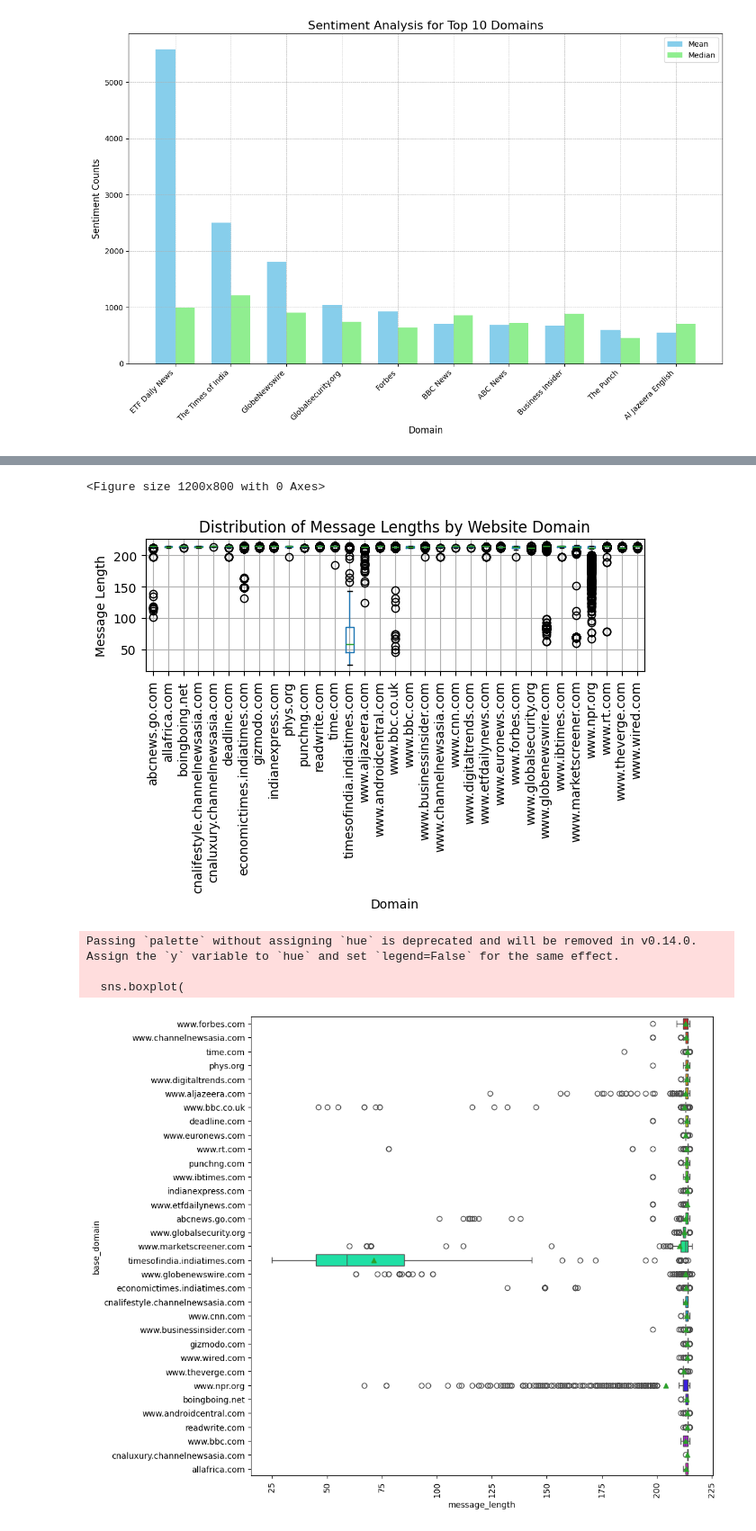
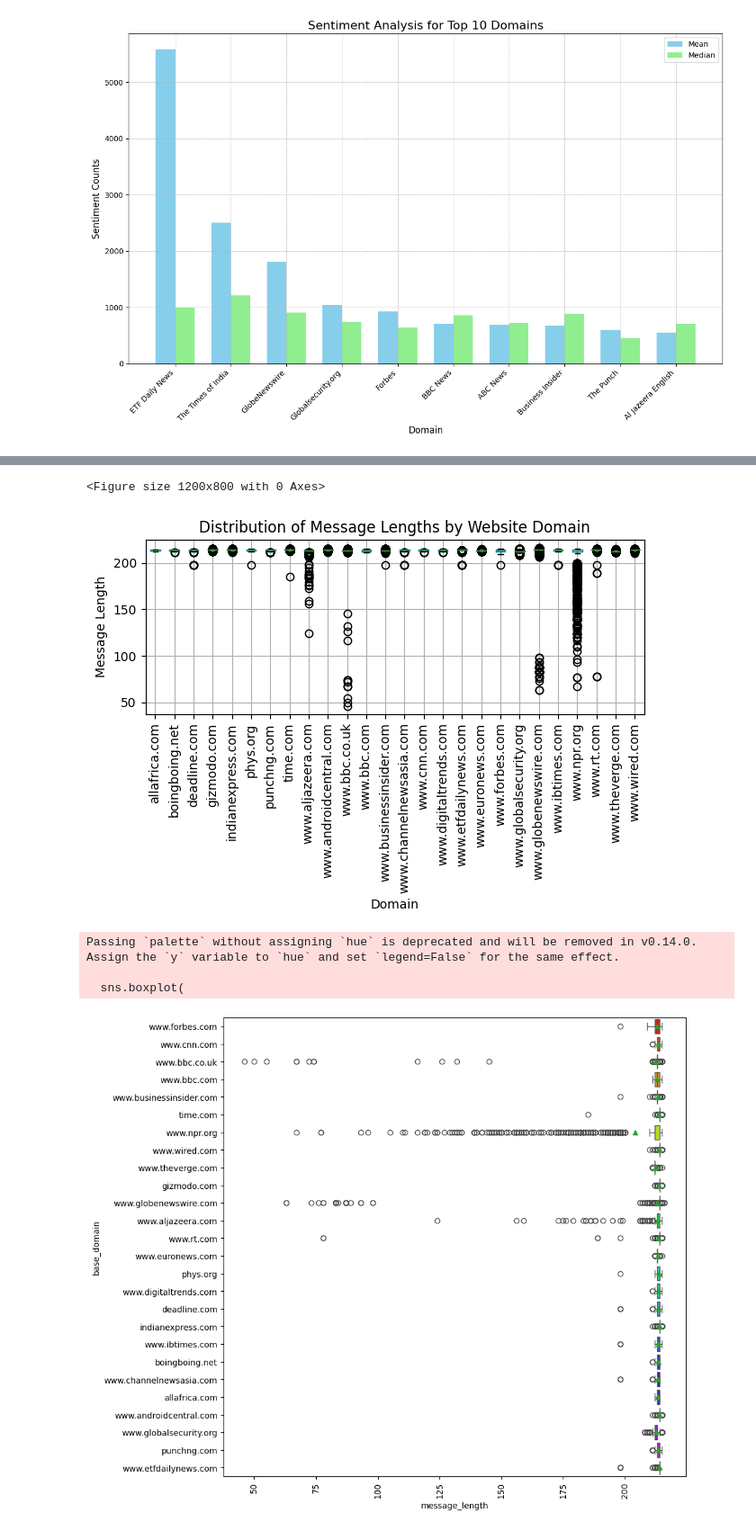
Before and after one commit to Joe-hyper/news_correlation_10ac_week0-, a Jupyter notebook: notebooks/News Analysis.ipynb, the cells around one changed output, grey strips where cells are left out. Shown at 90% size. Drawn from its saved outputs; the diff is of its cells as text; code cells hidden in the pictures.

```diff
--- a/notebooks/News Analysis.ipynb
+++ b/notebooks/News Analysis.ipynb
@@ -386,10 +355,10 @@ def extract_domain(url):
         return "Invalid URL"
 
 # Apply the function to the 'url' column
-ratingdf['base_url'] = ratingdf['url'].apply(extract_domain)
+dfs_final_merged['base_url'] = dfs_final_merged['url'].apply(extract_domain)
 
 # Count the occurrences of each base_url to approximate traffic
-bottom_websites = ratingdf['base_url'].value_counts().tail(10)
+bottom_websites = dfs_final_merged['base_url'].value_counts().tail(10)
 
 print(bottom_websites)
 # %% [output]
@@ -454,10 +426,10 @@ def count_country_mentions(text, countries):
     return Counter(country for country in countries if country.lower() in text)
 
 # Apply function to each article's content
-ratingdf['country_mentions'] = ratingdf['article'].apply(lambda x: count_country_mentions(x, unique_countries))
+dfs_final_merged['country_mentions'] = dfs_final_merged['article'].apply(lambda x: count_country_mentions(x, unique_countries))
 
 # Aggregate all counts
-total_country_mentions = sum(ratingdf['country_mentions'], Counter())
+total_country_mentions = sum(dfs_final_merged['country_mentions'], Counter())
 
 # Show results
 print(total_country_mentions.most_common(10))
@@ -512,13 +484,13 @@ def count_region_mentions(text, regions):
     return mentions
 
 # Assuming the 'article' column contains the text data
-ratingdf['region_mentions'] = ratingdf['article'].apply(lambda x: count_region_mentions(str(x), region_countries))
+dfs_final_merged['region_mentions'] = dfs_final_merged['article'].apply(lambda x: count_region_mentions(str(x), region_countries))
 
 # Extract domain as a proxy for source name
-ratingdf['source_domain'] = ratingdf['url'].apply(lambda url: urlparse(url).netloc)
+dfs_final_merged['source_domain'] = dfs_final_merged['url'].apply(lambda url: urlparse(url).netloc)
 
 # Sum all mentions by domain
-domain_mentions = ratingdf.groupby('source_domain')['region_mentions'].sum()
+domain_mentions = dfs_final_merged.groupby('source_domain')['region_mentions'].sum()
 
 # Function to find top and bottom 10 domains for a region
 def top_bottom_domains(domain_mentions, region):
@@ -731,16 +705,16 @@ Wired                           67.0
 # %%
 # Calculate the length of each article/message in the DataFrame
-ratingdf['message_length'] = ratingdf['content'].apply(len)  # Assuming 'content' holds the text; replace with 'article' if necessary
+dfs_final_merged['message_length'] = dfs_final_merged['content'].apply(len)  # Assuming 'content' holds the text; replace with 'article' if necessary
 
 # Extract the base domain from URLs to use as the grouping variable
-ratingdf['base_domain'] = ratingdf['url'].apply(lambda x: x.split('/')[2] if pd.notna(x) else None)
+dfs_final_merged['base_domain'] = dfs_final_merged['url'].apply(lambda x: x.split('/')[2] if pd.notna(x) else None)
 
 # Group by the base domain and describe the statistics of message lengths
-lengths_by_domain = ratingdf.groupby('base_domain')['message_length'].describe()
+lengths_by_domain = dfs_final_merged.groupby('base_domain')['message_length'].describe()
 
 # Visualize the distribution of message lengths for each domain using a boxplot
 plt.figure(figsize=(12, 8))
-ratingdf.boxplot(column='message_length', by='base_domain', rot=45)
+dfs_final_merged.boxplot(column='message_length', by='base_domain', rot=45)
 plt.title('Distribution of Message Lengths by Website Domain')
 plt.suptitle('')  # Remove the default subtitle to clean up the plot
 plt.xlabel('Domain')
@@ -750,16 +724,16 @@ plt.tight_layout()  # Adjust layout to make room for domain labels
 plt.show()
 # %% [output]
 <Figure size 1200x800 with 0 Axes>
-[figure, old version]
+[figure, new version]
 # %%
 plt.figure(figsize=(10, 10))
 sns.boxplot(
-    data=ratingdf, x='message_length', y="base_domain", palette="gist_rainbow", showmeans=True
+    data=dfs_final_merged, x='message_length', y="base_domain", palette="gist_rainbow", showmeans=True
 )
 plt.xticks(rotation=90)
 plt.show()
 # %% [output]
 Passing `palette` without assigning `hue` is deprecated and will be removed in v0.14.0. Assign the `y` variable to `hue` and set `legend=False` for the same effect.
 
   sns.boxplot(
-[figure, old version]
+[figure, new version]
```
Also changed, not shown: parts of 45 cells of this notebook.
